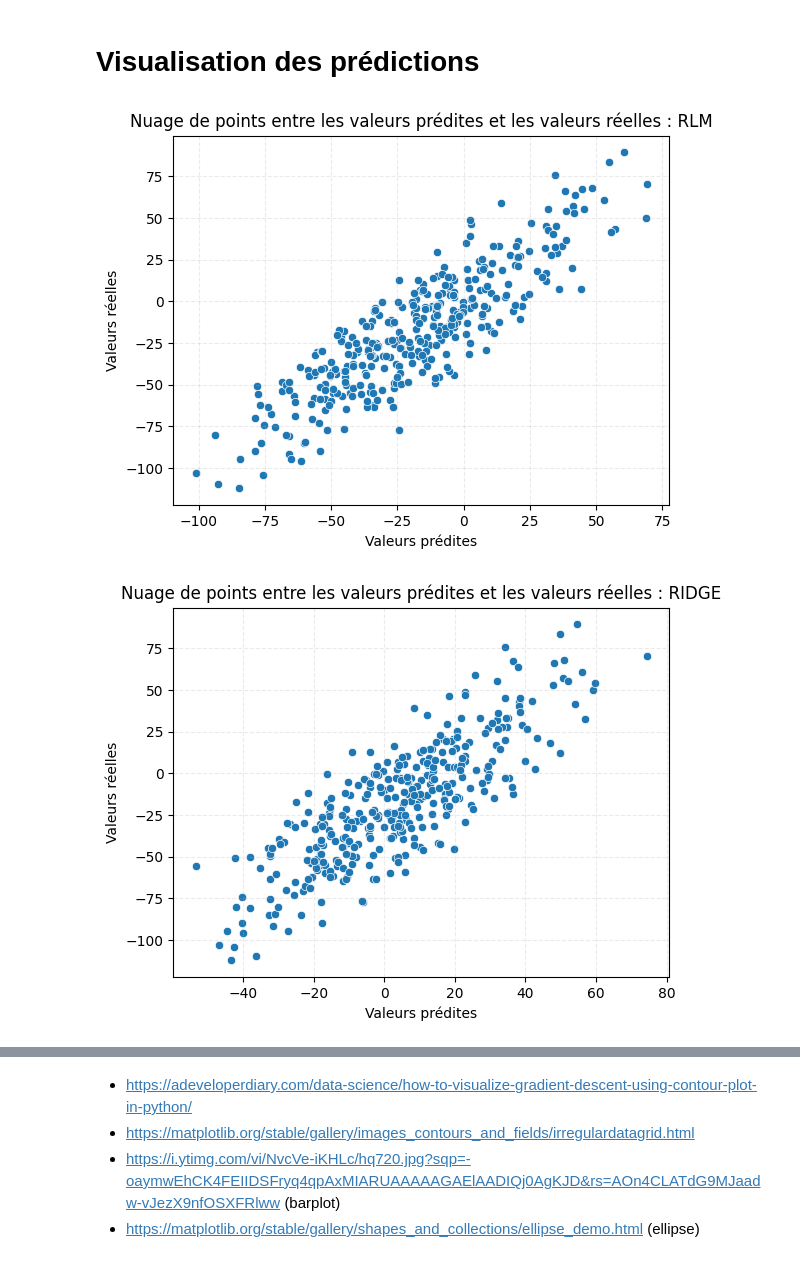
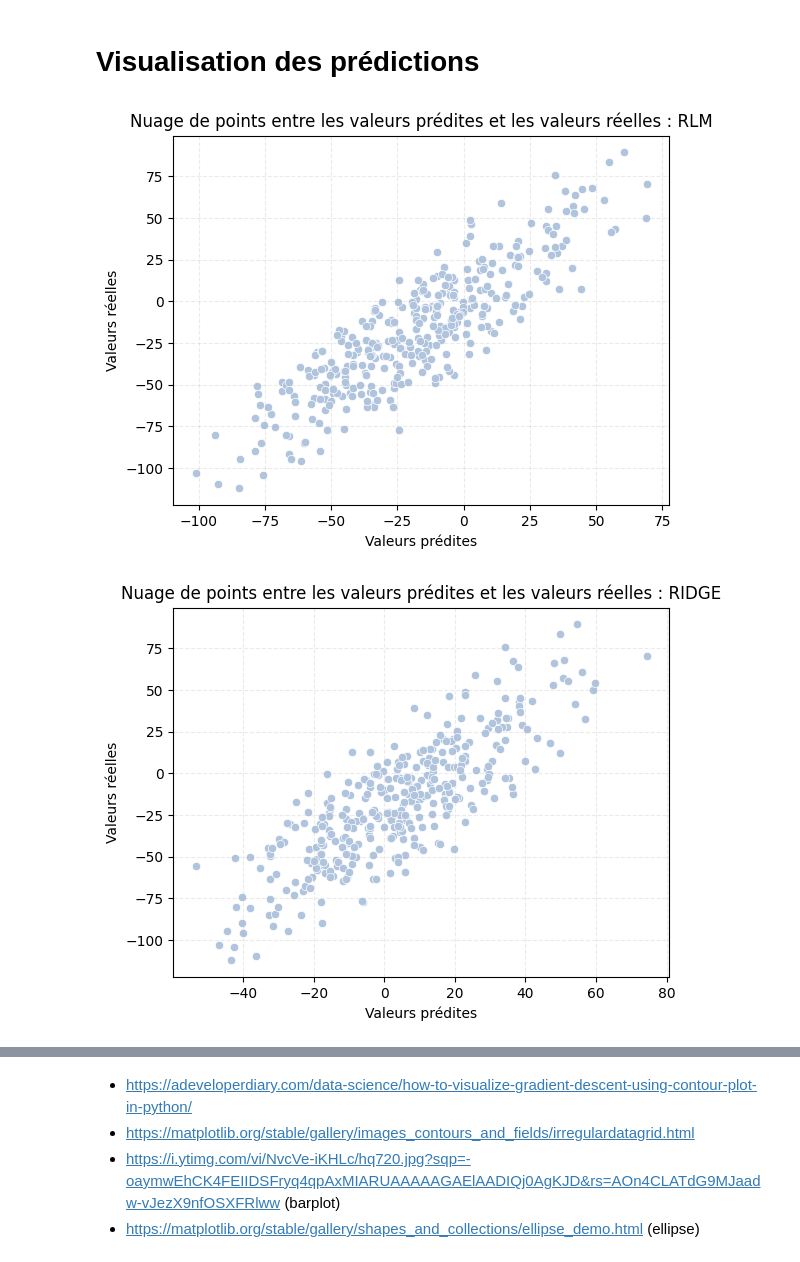
Before and after one commit to beng-one/Simulation-Ridge-Lasso-SRL, a Jupyter notebook: Simulation.ipynb, the cells around one changed output, grey strips where cells are left out. Cells and saved outputs as stored; diff of their text form; code cells hidden in the pictures.

```diff
--- a/Simulation.ipynb
+++ b/Simulation.ipynb
@@ -755,18 +756,18 @@ data_predictions.to_csv(f"{mkdir_data}/data_predictions.csv", index=False)
 # Visualisation des prédictions
 # %%
 # Nugae de points entre les valeurs réelles et les valeurs prédites du modèle de MCO
-sns.scatterplot(data=data_predictions, x='Obs_Pred_Mco', y='Obs_True')
+sns.scatterplot(data=data_predictions, x='Obs_Pred_Mco', y='Obs_True', color='lightsteelblue')
 plt.xlabel('Valeurs prédites')
 plt.ylabel('Valeurs réelles')
 plt.title('Nuage de points entre les valeurs prédites et les valeurs réelles : RLM')
 plt.grid(True, alpha=0.25, linestyle='--')
 plt.savefig(f'{mkdir_graphics}/visualisation_prediction_mco.png')
 plt.show()
 # %% [output]
-[figure, old version]
+[figure, new version]
 # %%
 # Nugae de points entre les valeurs réelles et les valeurs prédites du modèle de MCO
-sns.scatterplot(data=data_predictions, x='Obs_Pred_Ridge', y='Obs_True')
+sns.scatterplot(data=data_predictions, x='Obs_Pred_Ridge', y='Obs_True', color='lightsteelblue')
 plt.xlabel('Valeurs prédites')
 plt.ylabel('Valeurs réelles')
 plt.title('Nuage de points entre les valeurs prédites et les valeurs réelles : RIDGE')
@@ -774,6 +775,6 @@ plt.grid(True, alpha=0.25, linestyle='--')
 plt.savefig(f'{mkdir_graphics}/visualisation_prediction_ridge.png')
 plt.show()
 # %% [output]
-[figure, old version]
+[figure, new version]
 # %%
 # Nugae de points entre les valeurs réelles et les valeurs prédites du modèle de MCO
```
Also changed, not shown: parts of 9 cells of this notebook, 5 other files.
